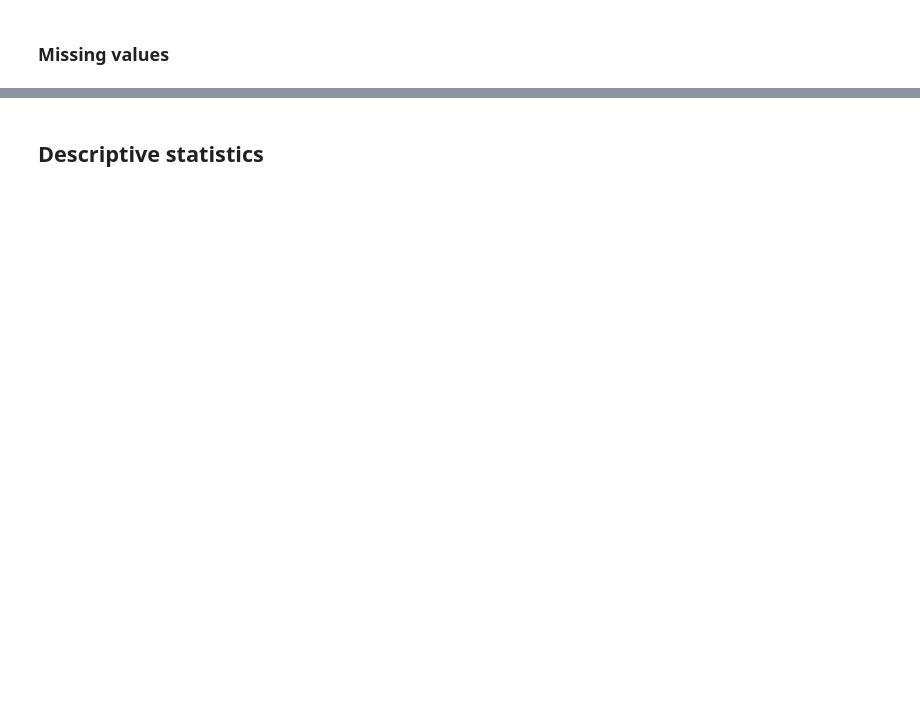
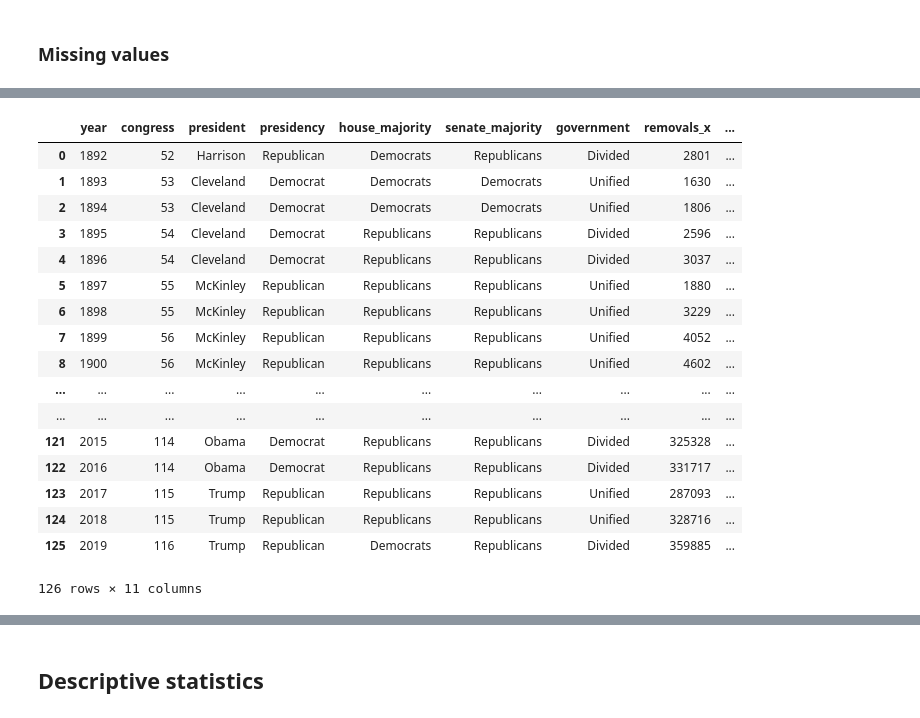
Before and after one commit to noah-art3mis/stats-assignment-2, a Jupyter notebook: removal.ipynb, the cells around one changed output, grey strips where cells are left out. Cells and saved outputs as stored; diff of their text form; code cells hidden in the pictures; blank space fills up the shorter version.

```diff
--- a/removal.ipynb
+++ b/removal.ipynb
@@ -46,0 +235,9 @@ When the President's party holds the majority in both chambers, it is considered
+# %%
+category_cols = [
+    "house_majority",
+    "senate_majority",
+    "government",
+    'presidency'
+]
+
+df[category_cols] = df[category_cols].astype("category")
@@ -46,0 +287,22 @@ When the President's party holds the majority in both chambers, it is considered
+# %%
+df = pd.merge(df, df2, on='year')
+df
+# %% [output]
+|  | year | congress | president | presidency | house_majority | senate_majority | government | removals_x | ... |
+| 0 | 1892 | 52 | Harrison | Republican | Democrats | Republicans | Divided | 2801 | ... |
+| 1 | 1893 | 53 | Cleveland | Democrat | Democrats | Democrats | Unified | 1630 | ... |
+| 2 | 1894 | 53 | Cleveland | Democrat | Democrats | Democrats | Unified | 1806 | ... |
+| 3 | 1895 | 54 | Cleveland | Democrat | Republicans | Republicans | Divided | 2596 | ... |
+| 4 | 1896 | 54 | Cleveland | Democrat | Republicans | Republicans | Divided | 3037 | ... |
+| 5 | 1897 | 55 | McKinley | Republican | Republicans | Republicans | Unified | 1880 | ... |
+| 6 | 1898 | 55 | McKinley | Republican | Republicans | Republicans | Unified | 3229 | ... |
+| 7 | 1899 | 56 | McKinley | Republican | Republicans | Republicans | Unified | 4052 | ... |
+| 8 | 1900 | 56 | McKinley | Republican | Republicans | Republicans | Unified | 4602 | ... |
+| ... | ... | ... | ... | ... | ... | ... | ... | ... | ... |
+| ... | ... | ... | ... | ... | ... | ... | ... | ... | ... |
+| 121 | 2015 | 114 | Obama | Democrat | Republicans | Republicans | Divided | 325328 | ... |
+| 122 | 2016 | 114 | Obama | Democrat | Republicans | Republicans | Divided | 331717 | ... |
+| 123 | 2017 | 115 | Trump | Republican | Republicans | Republicans | Unified | 287093 | ... |
+| 124 | 2018 | 115 | Trump | Republican | Republicans | Republicans | Unified | 328716 | ... |
+| 125 | 2019 | 116 | Trump | Republican | Democrats | Republicans | Divided | 359885 | ... |
+126 rows × 11 columns
```
Also changed, not shown: parts of 51 cells of this notebook, 2 other files.
